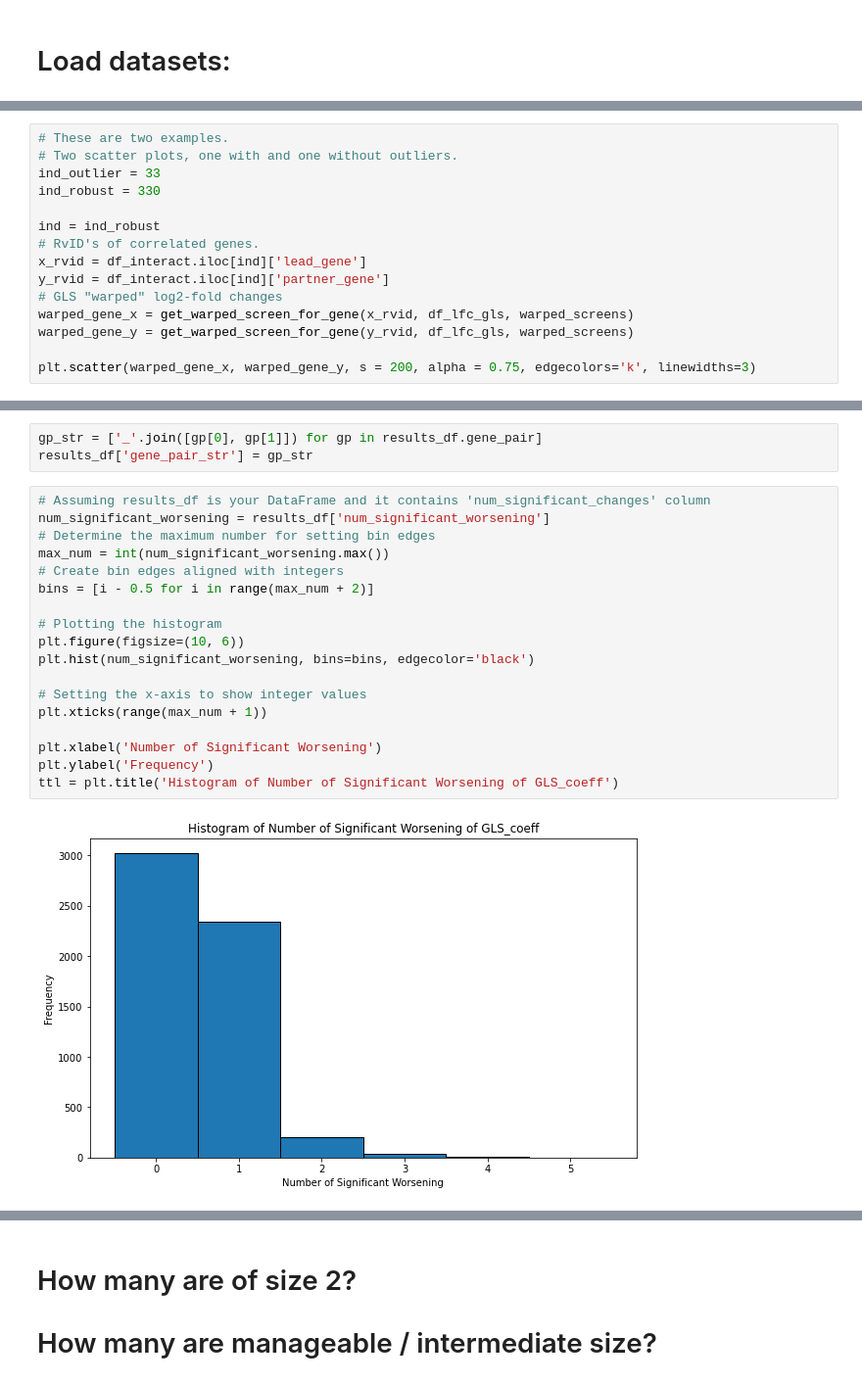
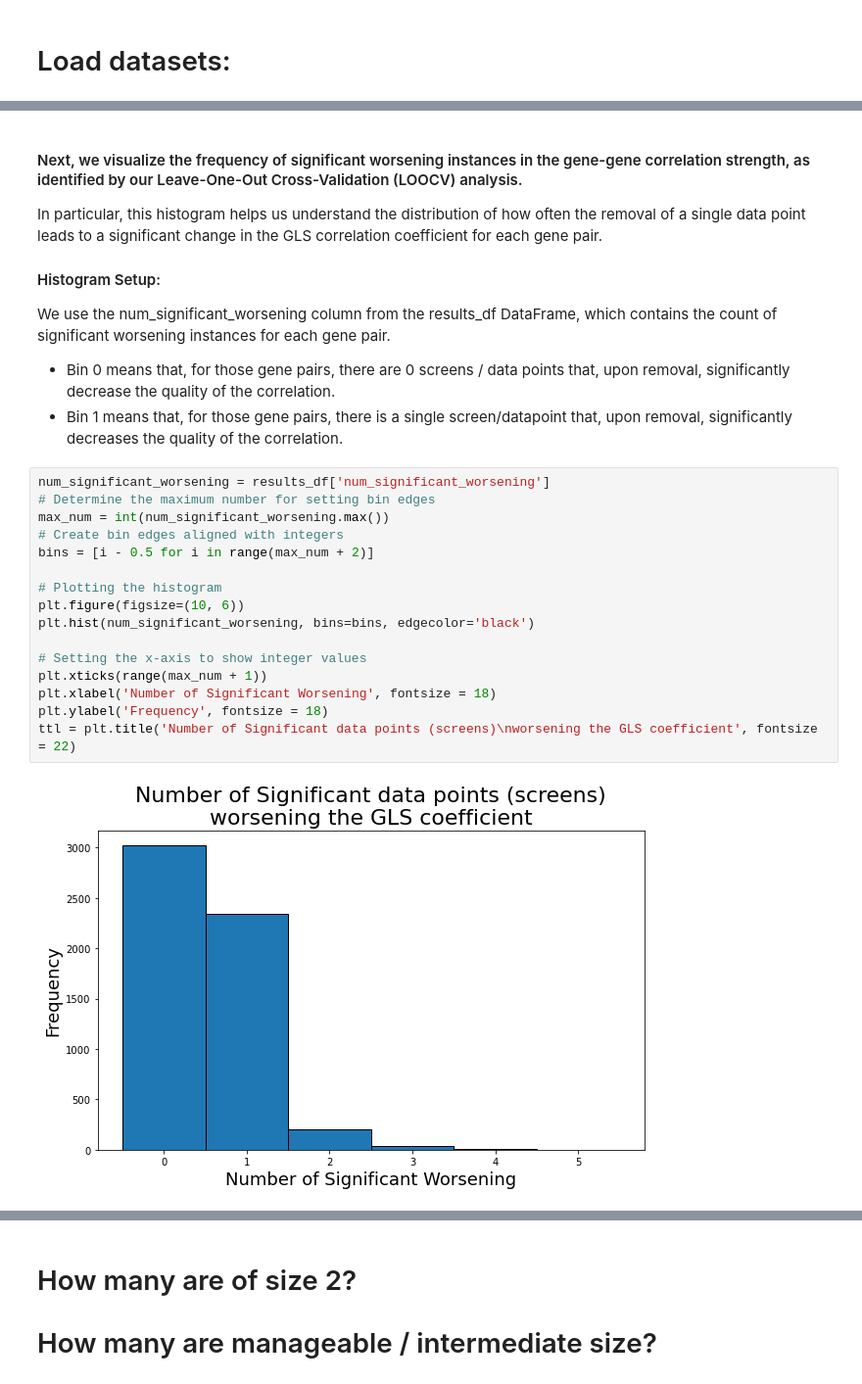
Before and after one commit to ajinich/mtb_tn_db, a Jupyter notebook: ml-standardised_data/find_unique_modules.ipynb, the cells around one changed output, grey strips where cells are left out. Shown at 98% size. Saved outputs shown, nothing was run; the diff lists cells and outputs as text.

```diff
--- a/ml-standardised_data/find_unique_modules.ipynb
+++ b/ml-standardised_data/find_unique_modules.ipynb
@@ -167,18 +54,3 @@ inv_mat = np.linalg.inv(cov_mat)
 cholsigmainv = np.linalg.cholesky(inv_mat)
 warped_screens = df_lfc_gls.values @ cholsigmainv
 warped_intercept = cholsigmainv.sum(axis=0)
-# %%
-# These are two examples.
-# Two scatter plots, one with and one without outliers.
-ind_outlier = 33
-ind_robust = 330
-
-ind = ind_robust
-# RvID's of correlated genes.
-x_rvid = df_interact.iloc[ind]['lead_gene']
-y_rvid = df_interact.iloc[ind]['partner_gene']
-# GLS "warped" log2-fold changes
-warped_gene_x = get_warped_screen_for_gene(x_rvid, df_lfc_gls, warped_screens)
-warped_gene_y = get_warped_screen_for_gene(y_rvid, df_lfc_gls, warped_screens)
-
-plt.scatter(warped_gene_x, warped_gene_y, s = 200, alpha = 0.75, edgecolors='k', linewidths=3)
@@ -235,23 +234,29 @@ for gene1, gene2 in tqdm(gene_pairs):  # First 100 gene pairs
-# %%
-gp_str = ['_'.join([gp[0], gp[1]]) for gp in results_df.gene_pair]
-results_df['gene_pair_str'] = gp_str
+# %% [markdown]
+#### Next, we visualize the frequency of significant worsening instances in the gene-gene correlation strength, as identified by our Leave-One-Out Cross-Validation (LOOCV) analysis.
+
+In particular, this histogram helps us understand the distribution of how often the removal of a single data point leads to a significant change in the GLS correlation coefficient for each gene pair.
+
+#### Histogram Setup:
+We use the num_significant_worsening column from the results_df DataFrame, which contains the count of significant worsening instances for each gene pair.
+
+
+- Bin 0 means that, for those gene pairs, there are 0 screens / data points that, upon removal, significantly decrease the quality of the correlation.
+- Bin 1 means that, for those gene pairs, there is a single screen/datapoint that, upon removal, significantly decreases the quality of the correlation.
 # %%
-# Assuming results_df is your DataFrame and it contains 'num_significant_changes' column
 num_significant_worsening = results_df['num_significant_worsening']
 # Determine the maximum number for setting bin edges
 max_num = int(num_significant_worsening.max())
 # Create bin edges aligned with integers
 bins = [i - 0.5 for i in range(max_num + 2)]
 
 # Plotting the histogram
 plt.figure(figsize=(10, 6))
 plt.hist(num_significant_worsening, bins=bins, edgecolor='black')
 
 # Setting the x-axis to show integer values
 plt.xticks(range(max_num + 1))
-
-plt.xlabel('Number of Significant Worsening')
-plt.ylabel('Frequency')
-ttl = plt.title('Histogram of Number of Significant Worsening of GLS_coeff')
+plt.xlabel('Number of Significant Worsening', fontsize = 18)
+plt.ylabel('Frequency', fontsize = 18)
+ttl = plt.title('Number of Significant data points (screens)\nworsening the GLS coefficient', fontsize = 22)
 # %% [output]
-[figure, old version]
+[figure, new version]
```
Also changed, not shown: parts of 52 cells of this notebook.
